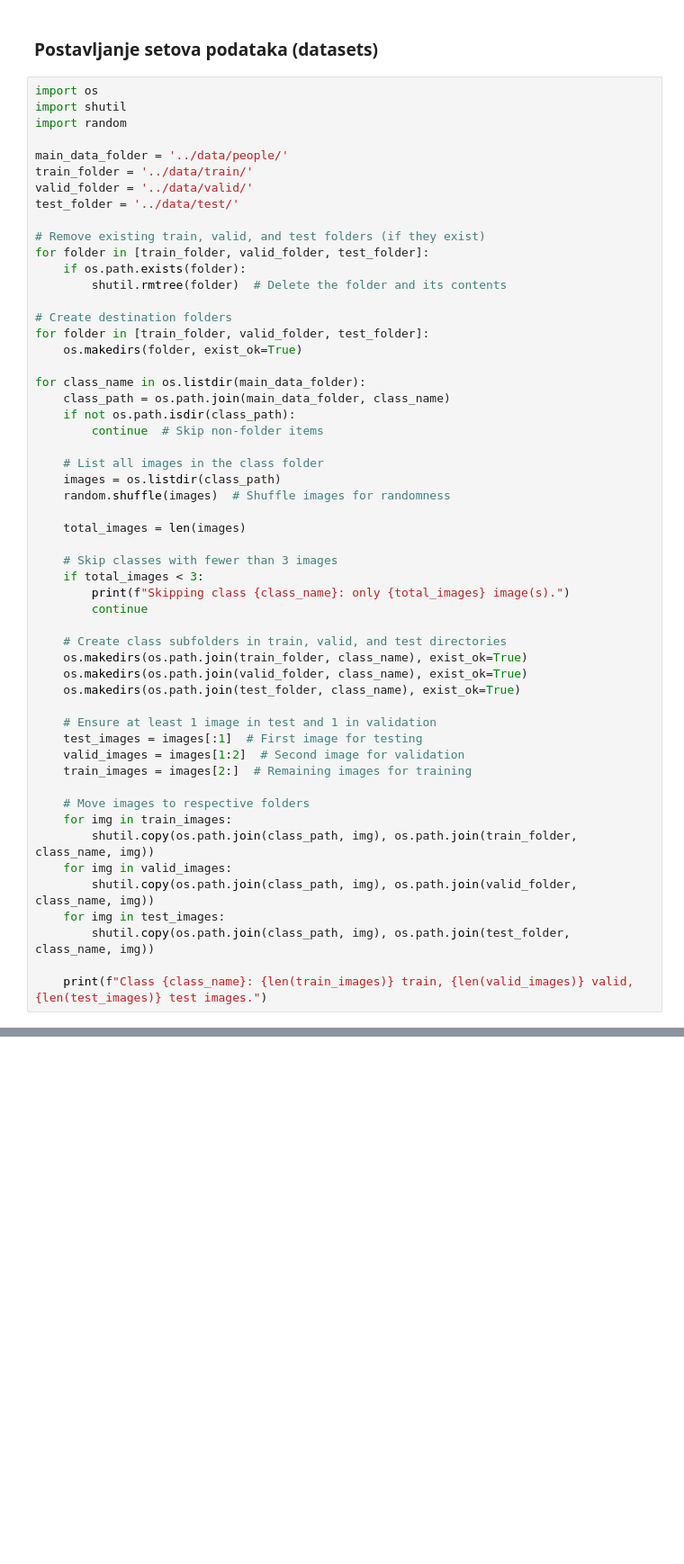
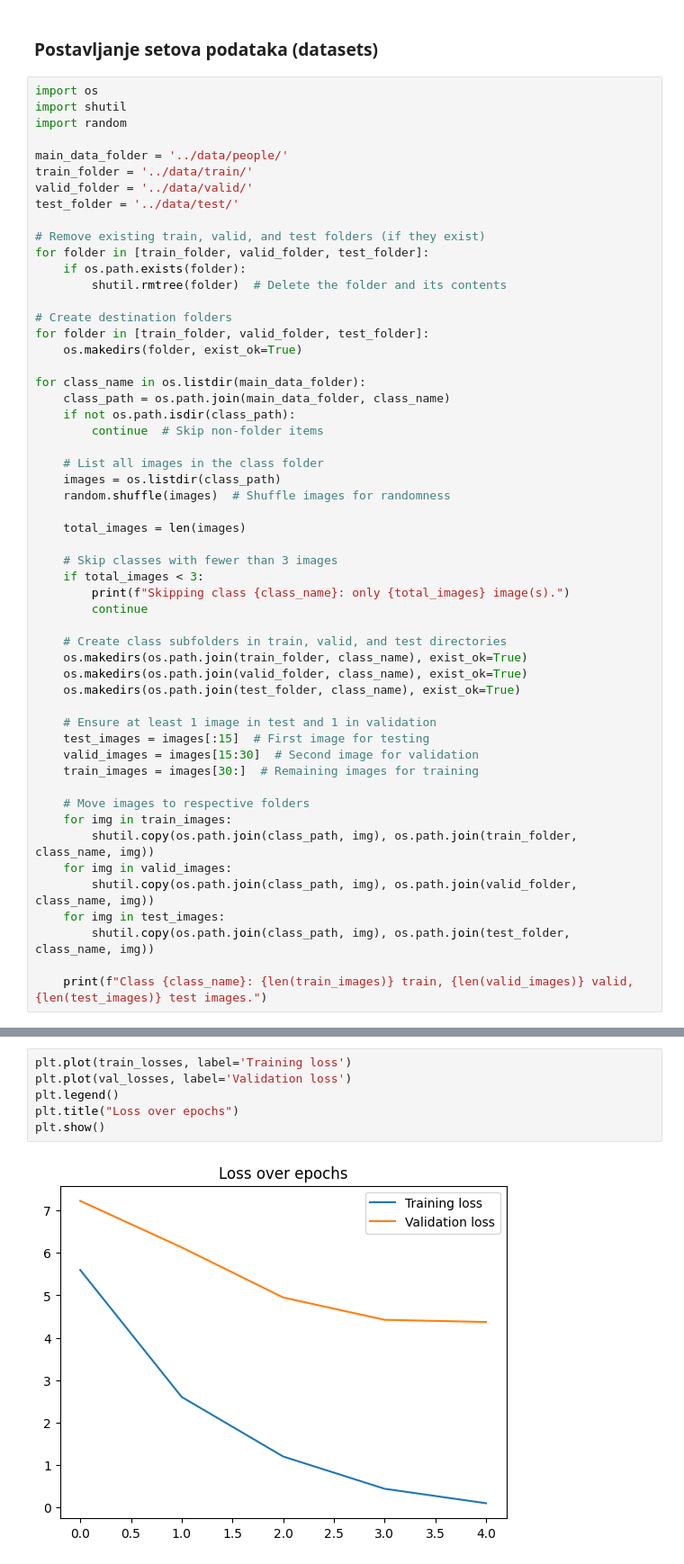
Before and after one commit to dsrecec20PRAVI/Real-Time-Face-Recognition, a Jupyter notebook: notebooks/model.ipynb, the cells around one changed output, grey strips where cells are left out. Shown: that part at 90% size. Saved outputs shown, nothing was run; the diff lists cells and outputs as text; blank space fills up the shorter version.

```diff
--- a/notebooks/model.ipynb
+++ b/notebooks/model.ipynb
@@ -167,9 +166,9 @@ for class_name in os.listdir(main_data_folder):
     os.makedirs(os.path.join(test_folder, class_name), exist_ok=True)
 
     # Ensure at least 1 image in test and 1 in validation
-    test_images = images[:1]  # First image for testing
-    valid_images = images[1:2]  # Second image for validation
-    train_images = images[2:]  # Remaining images for training
+    test_images = images[:15]  # First image for testing
+    valid_images = images[15:30]  # Second image for validation
+    train_images = images[30:]  # Remaining images for training
 
     # Move images to respective folders
     for img in train_images:
@@ -244,0 +269,8 @@ for epoch in range(num_epochs):
+# %%
+plt.plot(train_losses, label='Training loss')
+plt.plot(val_losses, label='Validation loss')
+plt.legend()
+plt.title("Loss over epochs")
+plt.show()
+# %% [output]
+[figure, added]
```
Also changed, not shown: parts of 11 cells of this notebook.
